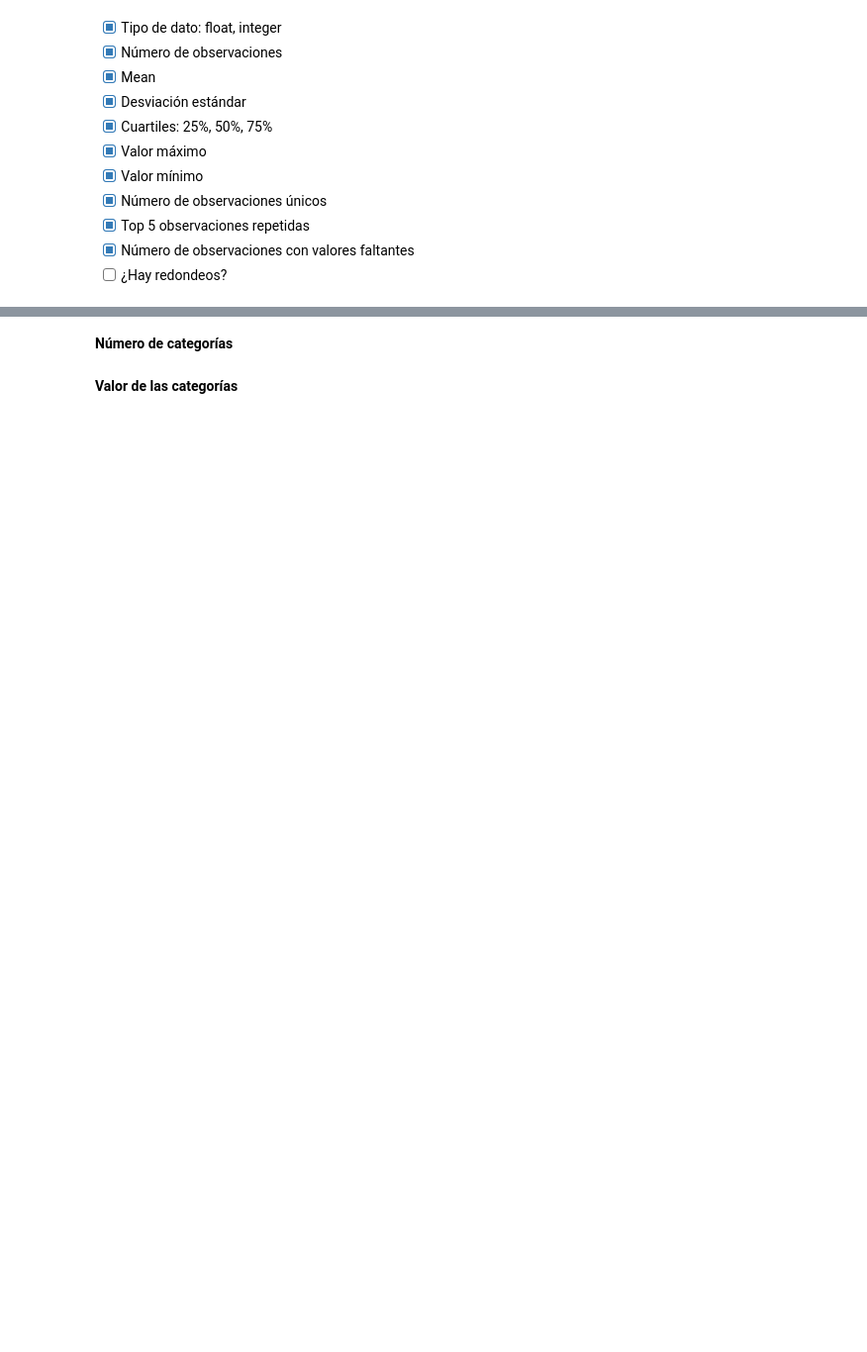
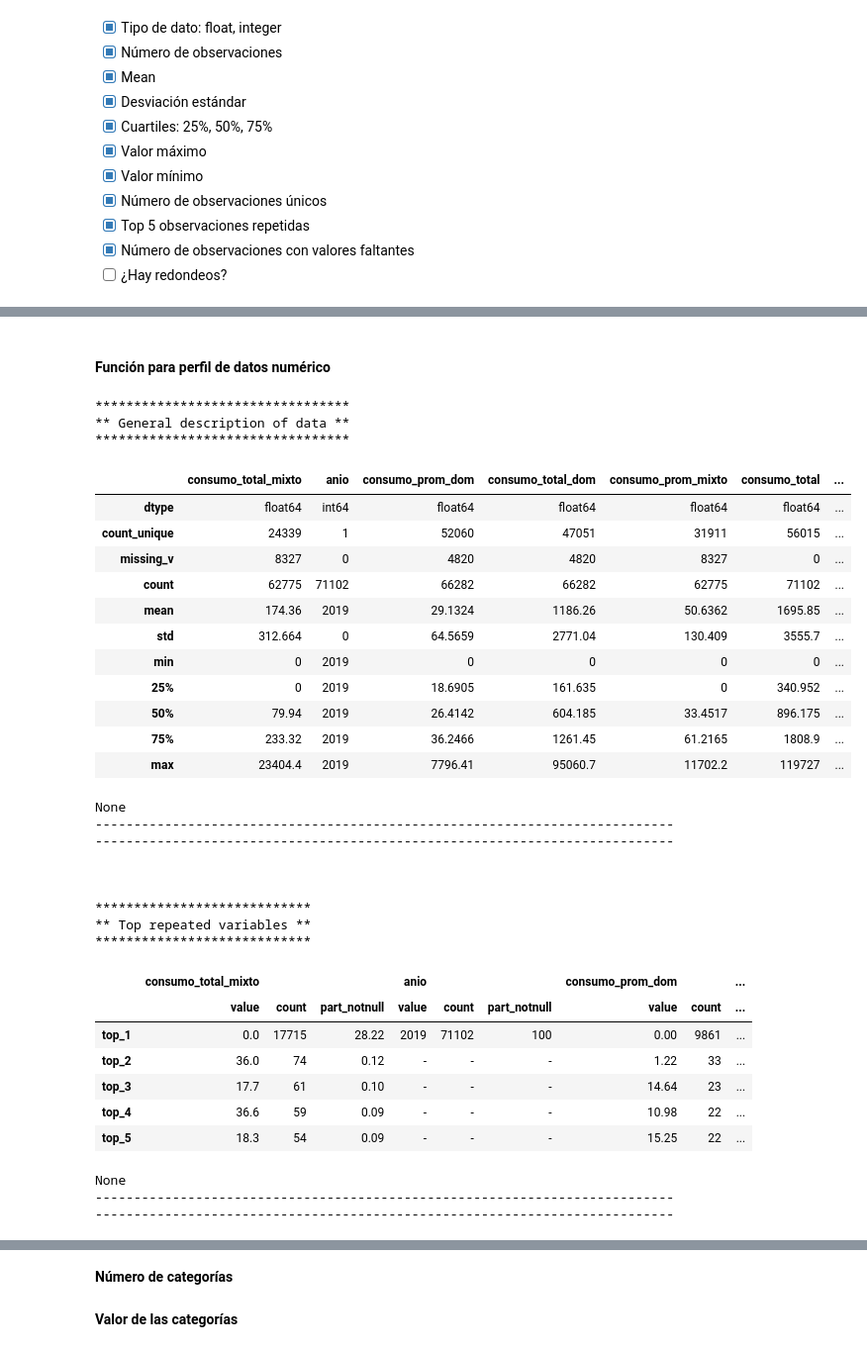
Before and after one commit to robperch/intro_ds_lab1, a Jupyter notebook: lab1_nb.ipynb, the cells around one changed output, grey strips where cells are left out. Shown at 99% size. Cells and saved outputs as stored; diff of their text form; code cells hidden in the pictures; blank space fills up the shorter version.

```diff
--- a/lab1_nb.ipynb
+++ b/lab1_nb.ipynb
@@ -175,0 +237,40 @@ dfx.isnull().sum()
+# %% [markdown]
+#### Función para perfil de datos numérico
+# %%
+## Data profiling compacted in function
+data_profiling_numeric(df, vars_num)
+# %% [output]
+*********************************
+** General description of data **
+*********************************
+|  | consumo_total_mixto | anio | consumo_prom_dom | consumo_total_dom | consumo_prom_mixto | consumo_total | ... |
+| dtype | float64 | int64 | float64 | float64 | float64 | float64 | ... |
+| count_unique | 24339 | 1 | 52060 | 47051 | 31911 | 56015 | ... |
+| missing_v | 8327 | 0 | 4820 | 4820 | 8327 | 0 | ... |
+| count | 62775 | 71102 | 66282 | 66282 | 62775 | 71102 | ... |
+| mean | 174.36 | 2019 | 29.1324 | 1186.26 | 50.6362 | 1695.85 | ... |
+| std | 312.664 | 0 | 64.5659 | 2771.04 | 130.409 | 3555.7 | ... |
+| min | 0 | 2019 | 0 | 0 | 0 | 0 | ... |
+| 25% | 0 | 2019 | 18.6905 | 161.635 | 0 | 340.952 | ... |
+| 50% | 79.94 | 2019 | 26.4142 | 604.185 | 33.4517 | 896.175 | ... |
+| 75% | 233.32 | 2019 | 36.2466 | 1261.45 | 61.2165 | 1808.9 | ... |
+| max | 23404.4 | 2019 | 7796.41 | 95060.7 | 11702.2 | 119727 | ... |
+None
+---------------------------------------------------------------------------
+---------------------------------------------------------------------------
+
+
+
+****************************
+** Top repeated variables **
+****************************
+|  | consumo_total_mixto |  |  | anio |  |  | consumo_prom_dom |  | ... |
+|  | value | count | part_notnull | value | count | part_notnull | value | count | ... |
+| top_1 | 0.0 | 17715 | 28.22 | 2019 | 71102 | 100 | 0.00 | 9861 | ... |
+| top_2 | 36.0 | 74 | 0.12 | - | - | - | 1.22 | 33 | ... |
+| top_3 | 17.7 | 61 | 0.10 | - | - | - | 14.64 | 23 | ... |
+| top_4 | 36.6 | 59 | 0.09 | - | - | - | 10.98 | 22 | ... |
+| top_5 | 18.3 | 54 | 0.09 | - | - | - | 15.25 | 22 | ... |
+None
+---------------------------------------------------------------------------
+---------------------------------------------------------------------------
```
Also changed, not shown: parts of 39 cells of this notebook, 1 other file.
